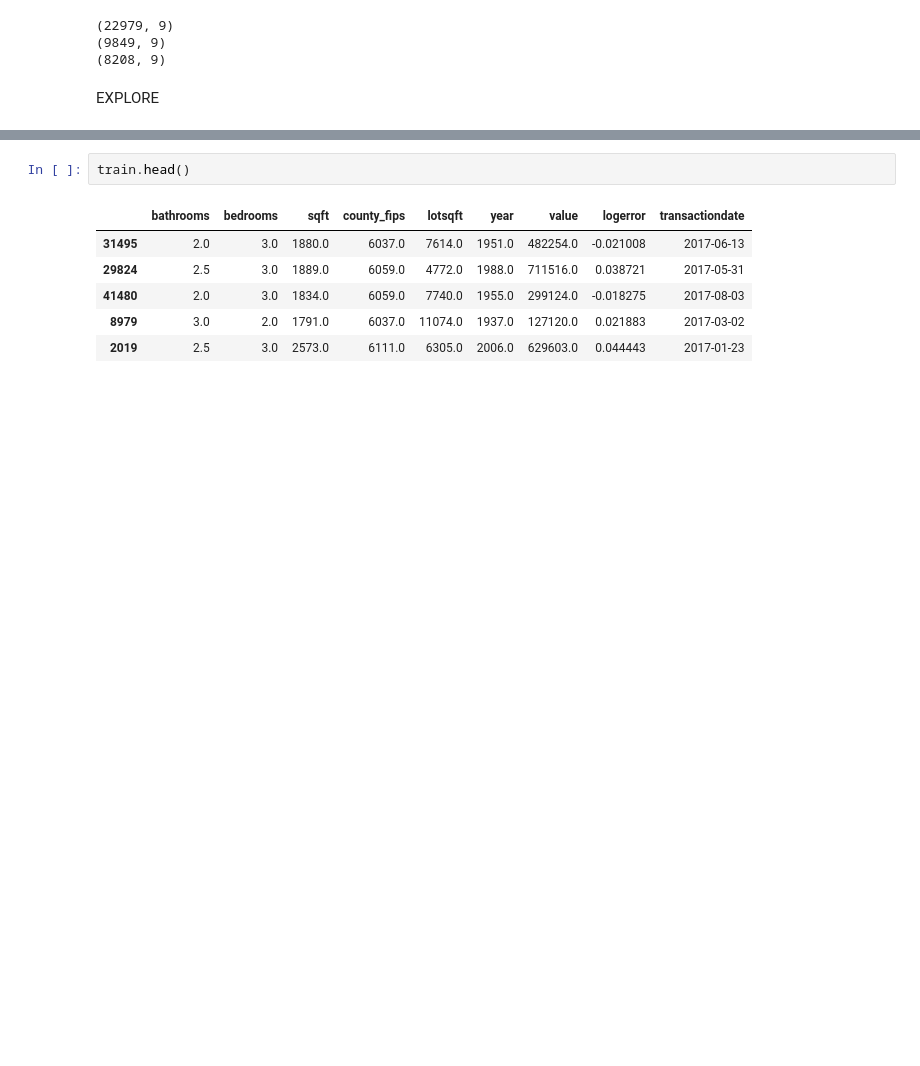
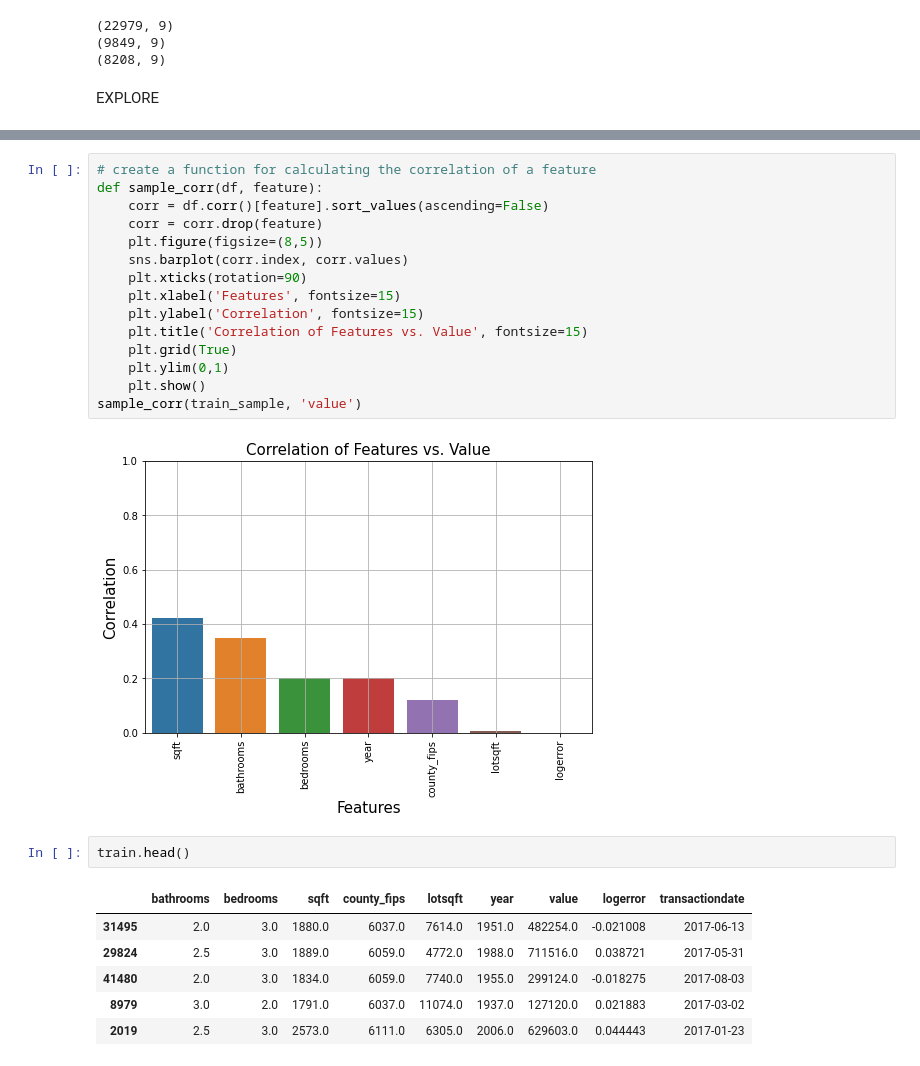
Before and after one commit to craigcalzado/regression-project, a Jupyter notebook: regression_project.ipynb, the cells around one changed output, grey strips where cells are left out. Saved outputs shown, nothing was run; the diff lists cells and outputs as text; blank space fills up the shorter version.

Commit message:
Updated functions

```diff
--- a/regression_project.ipynb
+++ b/regression_project.ipynb
@@ -148,3 +169,20 @@ plt.show()
+# %%
+# create a function for calculating the correlation of a feature
+def sample_corr(df, feature):
+    corr = df.corr()[feature].sort_values(ascending=False)
+    corr = corr.drop(feature)
+    plt.figure(figsize=(8,5))
+    sns.barplot(corr.index, corr.values)
+    plt.xticks(rotation=90)
+    plt.xlabel('Features', fontsize=15)
+    plt.ylabel('Correlation', fontsize=15)
+    plt.title('Correlation of Features vs. Value', fontsize=15)
+    plt.grid(True)
+    plt.ylim(0,1)
+    plt.show()
+sample_corr(train_sample, 'value')
+# %% [output]
+[figure, added]
 # %%
 train.head()
 # %% [output]
```
Also changed, not shown: parts of 24 cells of this notebook.
